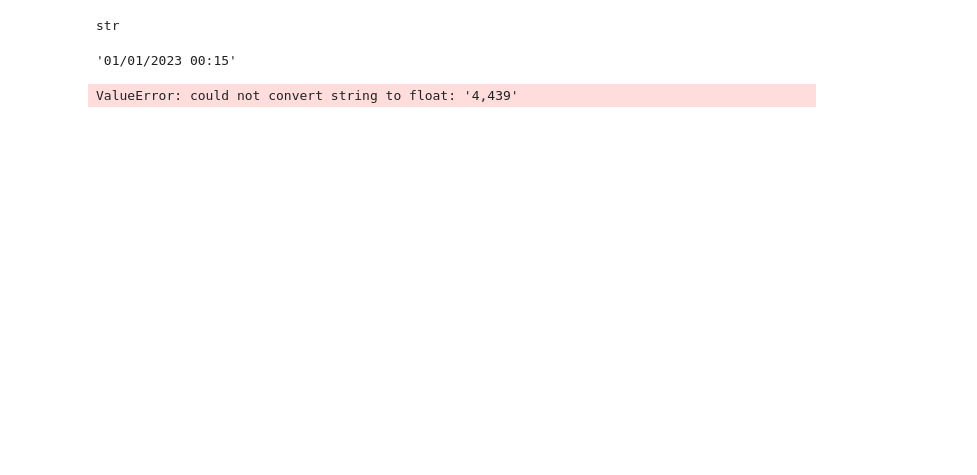
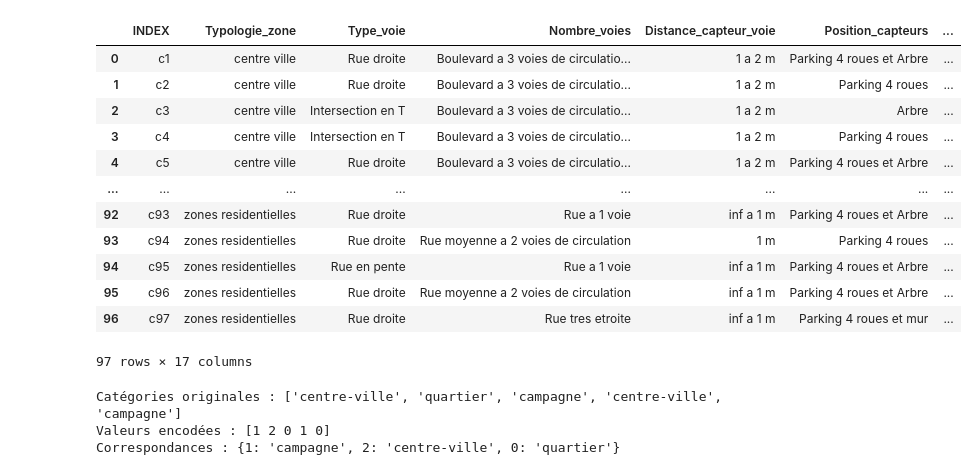
Before and after one commit to TLeandre/Categorisation-de-capteurs-de-pollution, a Jupyter notebook: scripts/Leandre.ipynb, the cells around one changed output. Drawn from its saved outputs; the diff is of its cells as text; code cells hidden in the pictures; blank space fills up the shorter version.

Commit message:
premier test préprocessing et suppréssion des xlsx

```diff
--- a/scripts/Leandre.ipynb
+++ b/scripts/Leandre.ipynb
@@ -2,16 +2,19 @@
 import pandas as pd
 import numpy as np
 # %%
-mesure = pd.read_csv('../data/donnees_mesures_PM2_5.csv',sep=';')
+environnement = pd.read_csv('../data/donnees_environnement_capteurs.csv',sep=';')
+environnement
+# %% [output]
+|  | INDEX | Typologie_zone | Type_voie | Nombre_voies | Distance_capteur_voie | Position_capteurs | ... |
+| 0 | c1 | centre ville | Rue droite | Boulevard a 3 voies de circulatio... | 1 a 2 m | Parking 4 roues et Arbre | ... |
+| 1 | c2 | centre ville | Rue droite | Boulevard a 3 voies de circulatio... | 1 a 2 m | Parking 4 roues | ... |
+| 2 | c3 | centre ville | Intersection en T | Boulevard a 3 voies de circulatio... | 1 a 2 m | Arbre | ... |
+| 3 | c4 | centre ville | Intersection en T | Boulevard a 3 voies de circulatio... | 1 a 2 m | Parking 4 roues | ... |
+| 4 | c5 | centre ville | Rue droite | Boulevard a 3 voies de circulatio... | 1 a 2 m | Parking 4 roues et Arbre | ... |
+| ... | ... | ... | ... | ... | ... | ... | ... |
+| 92 | c93 | zones residentielles | Rue droite | Rue a 1 voie | inf a 1 m | Parking 4 roues et Arbre | ... |
+| 93 | c94 | zones residentielles | Rue droite | Rue moyenne a 2 voies de circulation | 1 m | Parking 4 roues | ... |
+| 94 | c95 | zones residentielles | Rue en pente | Rue a 1 voie | inf a 1 m | Parking 4 roues et Arbre | ... |
+| 95 | c96 | zones residentielles | Rue droite | Rue moyenne a 2 voies de circulation | inf a 1 m | Parking 4 roues et Arbre | ... |
+| 96 | c97 | zones residentielles | Rue droite | Rue tres etroite | inf a 1 m | Parking 4 roues et mur | ... |
+97 rows × 17 columns
-# %%
-type(env['Date'][1])
-# %% [output]
-str
-# %%
-env['Date'][1]
-# %% [output]
-'01/01/2023 00:15'
-# %%
-test = float(env['c1'][1])
-# %% [output]
-ValueError: could not convert string to float: '4,439'
@@ -27,0 +21,20 @@ print(df)
+# %%
+from sklearn.preprocessing import LabelEncoder
+
+# Exemple de catégories
+categories = ['centre-ville', 'quartier', 'campagne', 'centre-ville', 'campagne']
+
+# Transformation des catégories en valeurs numériques
+X_encoded = LabelEncoder().fit_transform(categories)
+
+# Affichage des résultats
+print("Catégories originales :", categories)
+print("Valeurs encodées :", X_encoded)
+
+# Récupération des correspondances entre les valeurs numériques et les catégories
+correspondances = dict(zip(X_encoded, encoder.classes_))
+print("Correspondances :", correspondances)
+# %% [output]
+Catégories originales : ['centre-ville', 'quartier', 'campagne', 'centre-ville', 'campagne']
+Valeurs encodées : [1 2 0 1 0]
+Correspondances : {1: 'campagne', 2: 'centre-ville', 0: 'quartier'}
```
Also changed, not shown: parts of 8 cells of this notebook, 2 other files.
